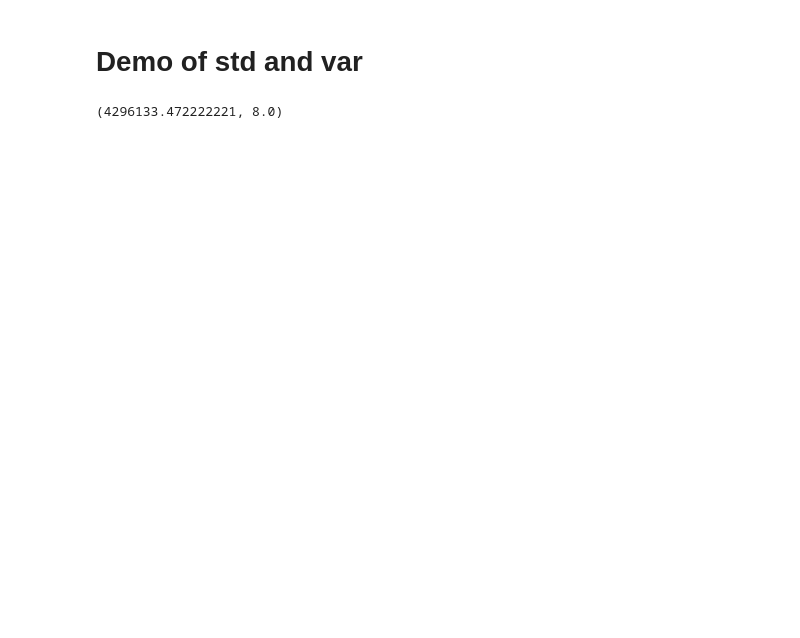
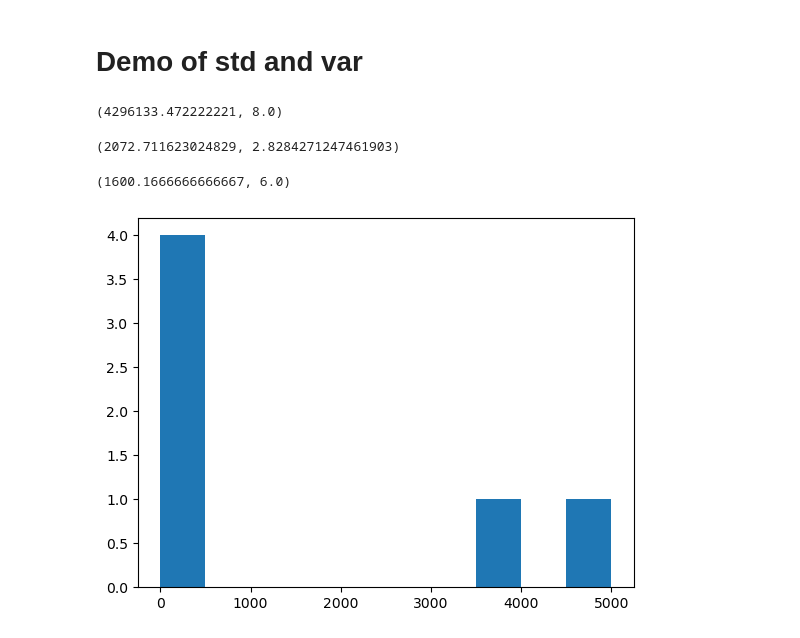
Before and after one commit to thanhlam2110/complete_machine_learning_data_science_bootcamp_2022, a Jupyter notebook: sample_project_1/introduction-to-numpy.ipynb, the cells around one changed output. Drawn from its saved outputs; the diff is of its cells as text; code cells hidden in the pictures; blank space fills up the shorter version.

```diff
--- a/sample_project_1/introduction-to-numpy.ipynb
+++ b/sample_project_1/introduction-to-numpy.ipynb
@@ -474,3 +414,11 @@ low_var_array = np.array([2,4,6,8,10])
 np.var(high_var_array),np.var(low_var_array)
 # %% [output]
 (4296133.472222221, 8.0)
+# %%
+np.std(high_var_array),np.std(low_var_array)
+# %% [output]
+(2072.711623024829, 2.8284271247461903)
+# %%
+np.mean(high_var_array),np.mean(low_var_array)
+# %% [output]
+(1600.1666666666667, 6.0)
@@ -476,0 +428,5 @@ np.var(high_var_array),np.var(low_var_array)
+# %%
+plt.hist(high_var_array)
+plt.show()
+# %% [output]
+[figure, added]
```
Also changed, not shown: parts of 56 cells of this notebook.
